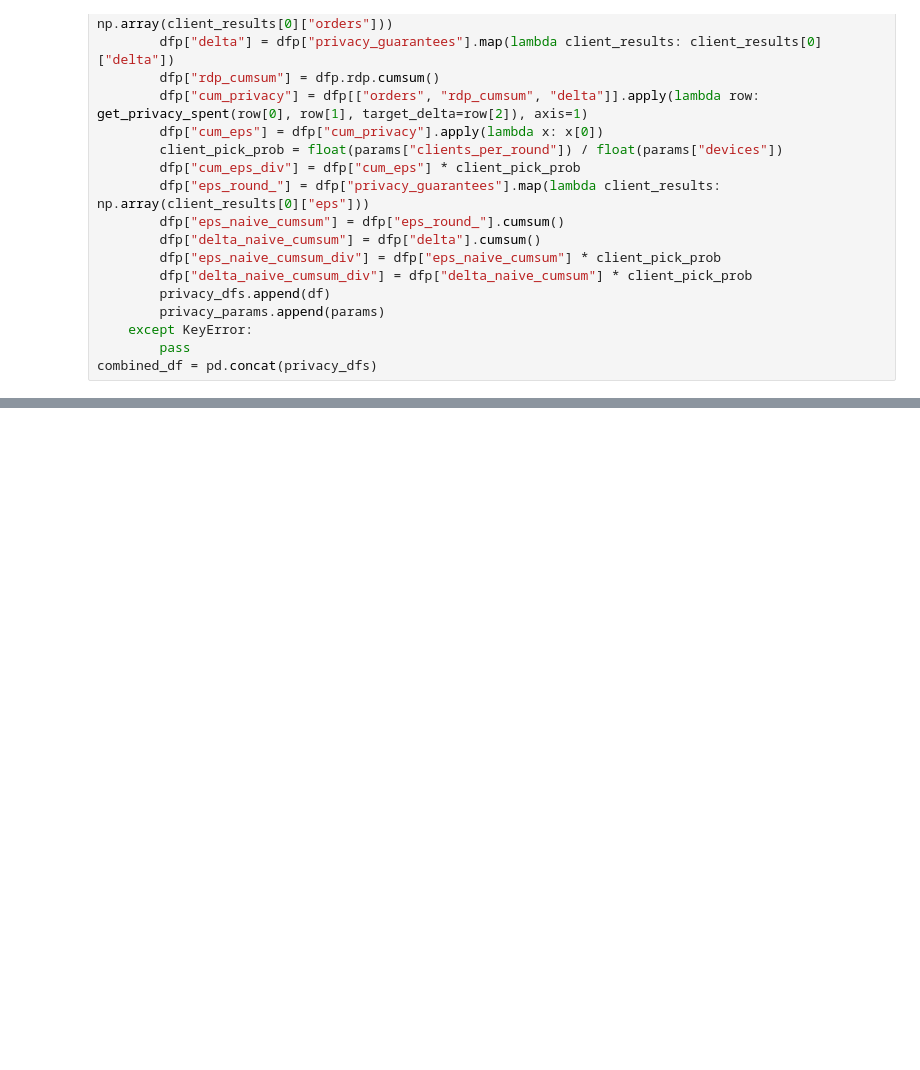
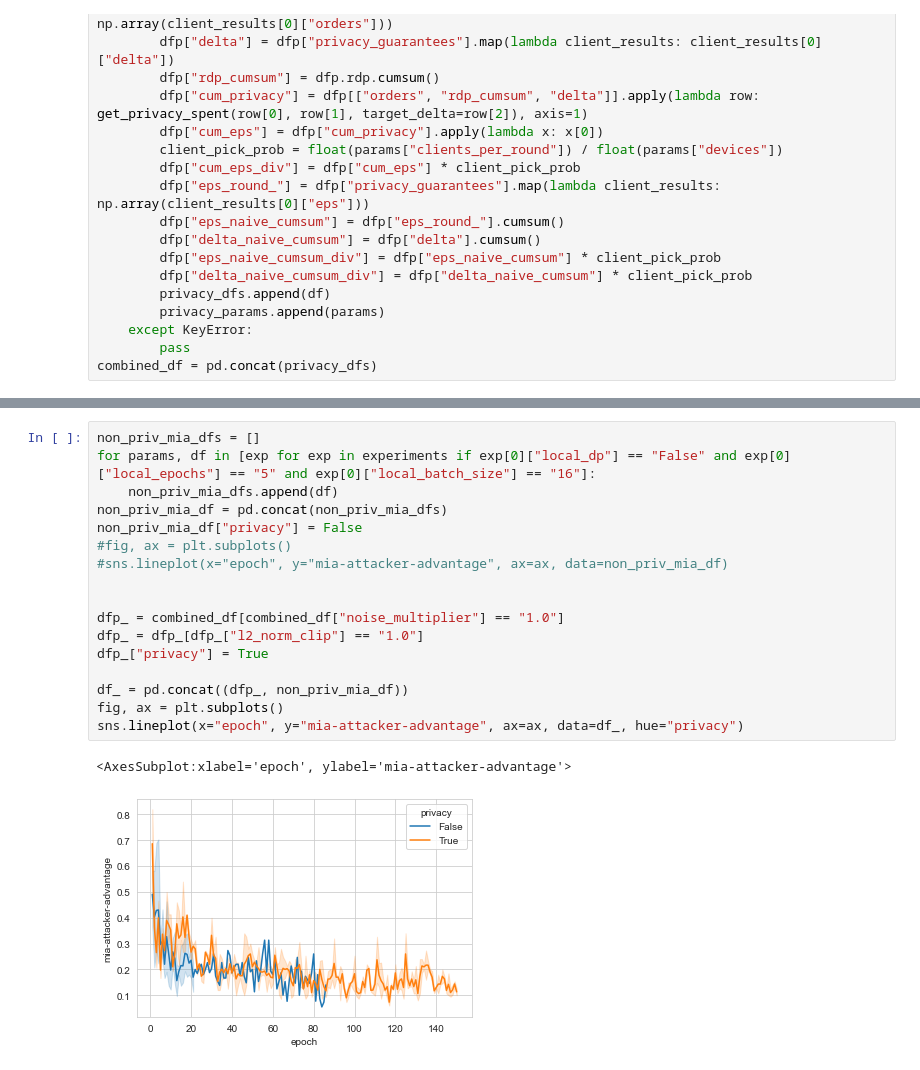
Before and after one commit to Serverless-Federated-Learning/FedLesScan, a Jupyter notebook: experiments/privacy/mnist-privacy-runs-plots.ipynb, the cells around one changed output, grey strips where cells are left out. Drawn from its saved outputs; the diff is of its cells as text; blank space fills up the shorter version.

```diff
--- a/experiments/privacy/mnist-privacy-runs-plots.ipynb
+++ b/experiments/privacy/mnist-privacy-runs-plots.ipynb
@@ -121,0 +175,20 @@ sns.lineplot(x="epoch", y="test_accuracy", ax=ax, data=dfp_, hue="num_microbatch
+# %%
+non_priv_mia_dfs = []
+for params, df in [exp for exp in experiments if exp[0]["local_dp"] == "False" and exp[0]["local_epochs"] == "5" and exp[0]["local_batch_size"] == "16"]:
+    non_priv_mia_dfs.append(df)
+non_priv_mia_df = pd.concat(non_priv_mia_dfs)
+non_priv_mia_df["privacy"] = False
+#fig, ax = plt.subplots()
+#sns.lineplot(x="epoch", y="mia-attacker-advantage", ax=ax, data=non_priv_mia_df)
+
+
+dfp_ = combined_df[combined_df["noise_multiplier"] == "1.0"]
+dfp_ = dfp_[dfp_["l2_norm_clip"] == "1.0"]
+dfp_["privacy"] = True
+
+df_ = pd.concat((dfp_, non_priv_mia_df))
+fig, ax = plt.subplots()
+sns.lineplot(x="epoch", y="mia-attacker-advantage", ax=ax, data=df_, hue="privacy")
+# %% [output]
+<AxesSubplot:xlabel='epoch', ylabel='mia-attacker-advantage'>
+[figure, added]
```
Also changed, not shown: parts of 10 cells of this notebook, 2 other files.
